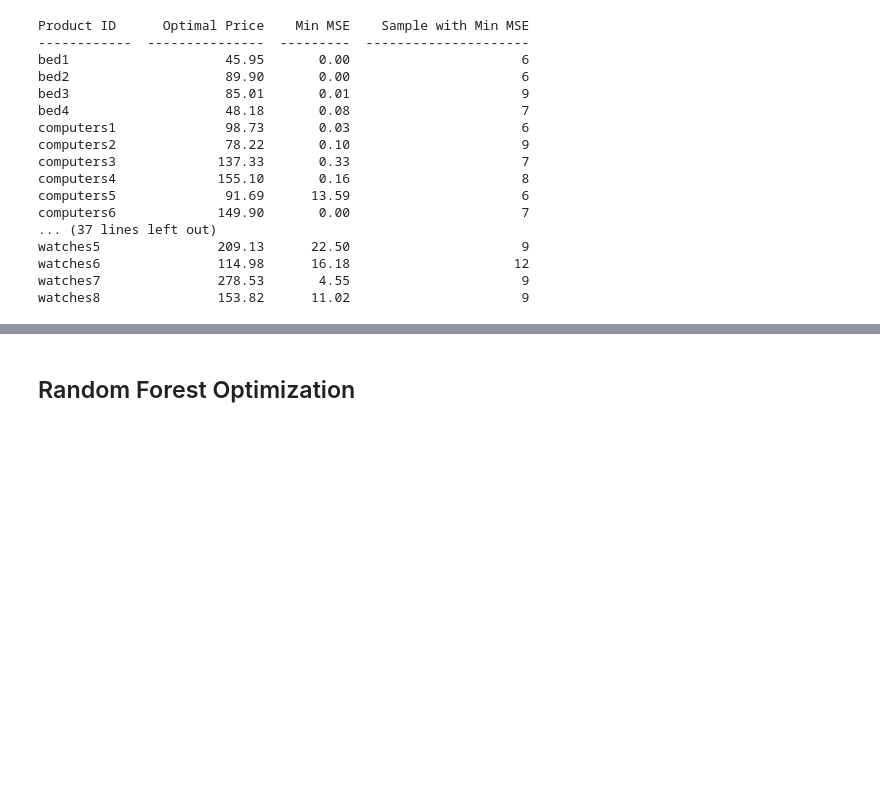
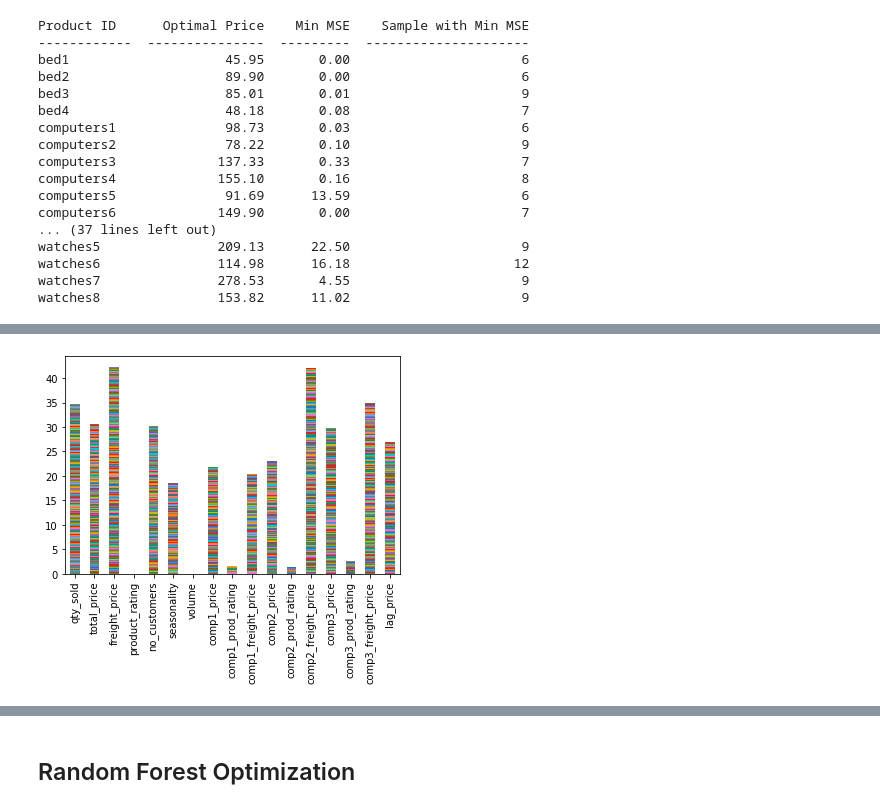
Before and after one commit to Samanaan/Project04_Machine_Learning, a Jupyter notebook: ML_SK_editsbyGI.ipynb, the cells around one changed output, grey strips where cells are left out. Drawn from its saved outputs; the diff is of its cells as text; code cells hidden in the pictures; blank space fills up the shorter version.

```diff
--- a/ML_SK_editsbyGI.ipynb
+++ b/ML_SK_editsbyGI.ipynb
@@ -295,6 +230,7 @@ grouped = retail_df.groupby('product_id')
 table_data = []
 mse_scores = []
 predicted_unit_prices = []
+feature_imp = []
 
 for group_key, group_data in grouped:
     # set features and target variable
@@ -347,6 +283,12 @@ for group_key, group_data in grouped:
         predicted_unit_prices.append(predicted_unit_price)
 
         table_data.append([group_key, i+1, predicted_unit_price, mse])
+        # Get the feature importance array
+        importances = model.feature_importances_
+        # Append the top 10 most important features for the given item
+        importances_sorted = model.feature_importances_
+        feature_imp.append(importances_sorted)
+
 
 # Print table
 table_headers = ["Product ID", "Sample", "Predicted Price", "MSE"]
@@ -356,15 +298,8 @@ avg_mse = np.mean(mse_scores)
 avg_predicted_unit_price = np.mean(predicted_unit_prices)
 print(f"Average MSE: {avg_mse:.2f}")
 print(f"Average Predicted Unit Price: {avg_predicted_unit_price:.2f}")
-
-
-
-#         print(f"Product {group_key}, Sample {i+1} - Predicted Price: {predicted_unit_price:.2f}, MSE: {mse:.2f}")
-
-# avg_mse = np.mean(mse_scores)
-# avg_predicted_unit_price = np.mean(predicted_unit_prices)
-# print(f"Average MSE: {avg_mse:.2f}")
-# print(f"Average Predicted Unit Price: {avg_predicted_unit_price:.2f}")
+ss_df = pd.DataFrame.from_records(feature_imp,columns=features.columns)
+ss_df
 # %% [output]
 Product ID      Sample    Predicted Price       MSE
 ------------  --------  -----------------  --------
@@ -385,0 +447,7 @@ Average Predicted Unit Price: 175.79
+# %%
+# df holds our feature importances for the unscaled model
+tdf = df.transpose()
+tdf.plot(kind="bar",stacked=True,legend=False)
+plt.show()
+# %% [output]
+[figure, added]
```
Also changed, not shown: parts of 15 cells of this notebook, 1 other file.
